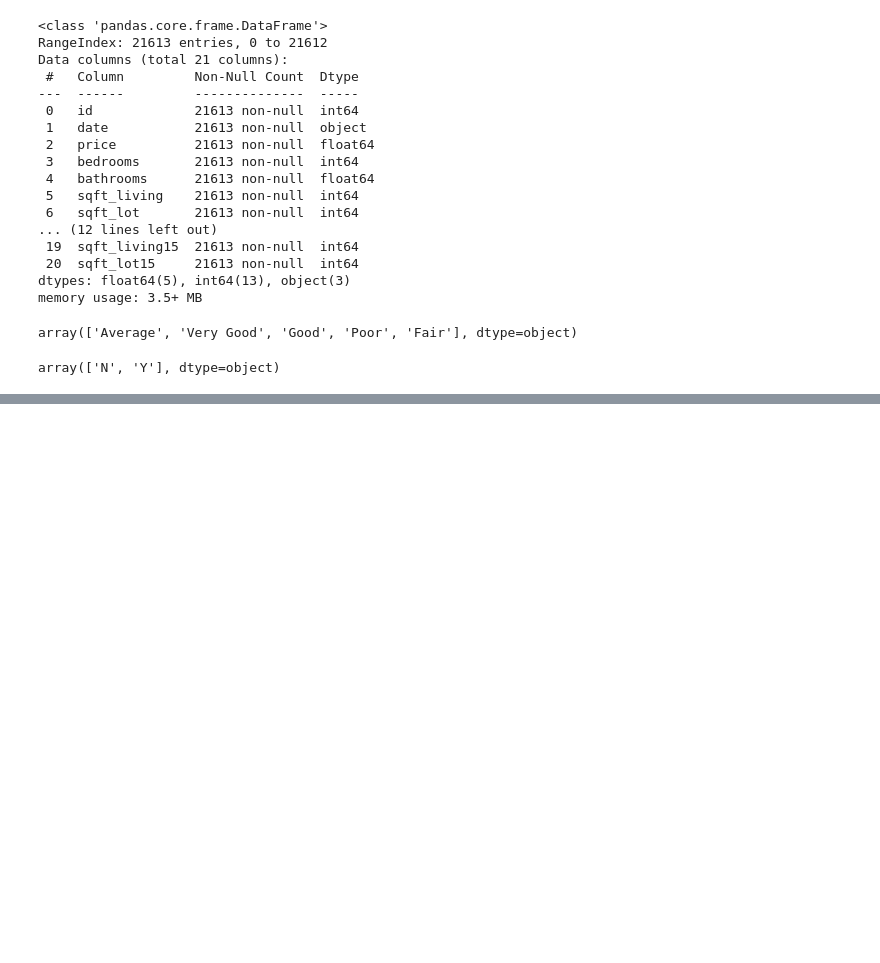
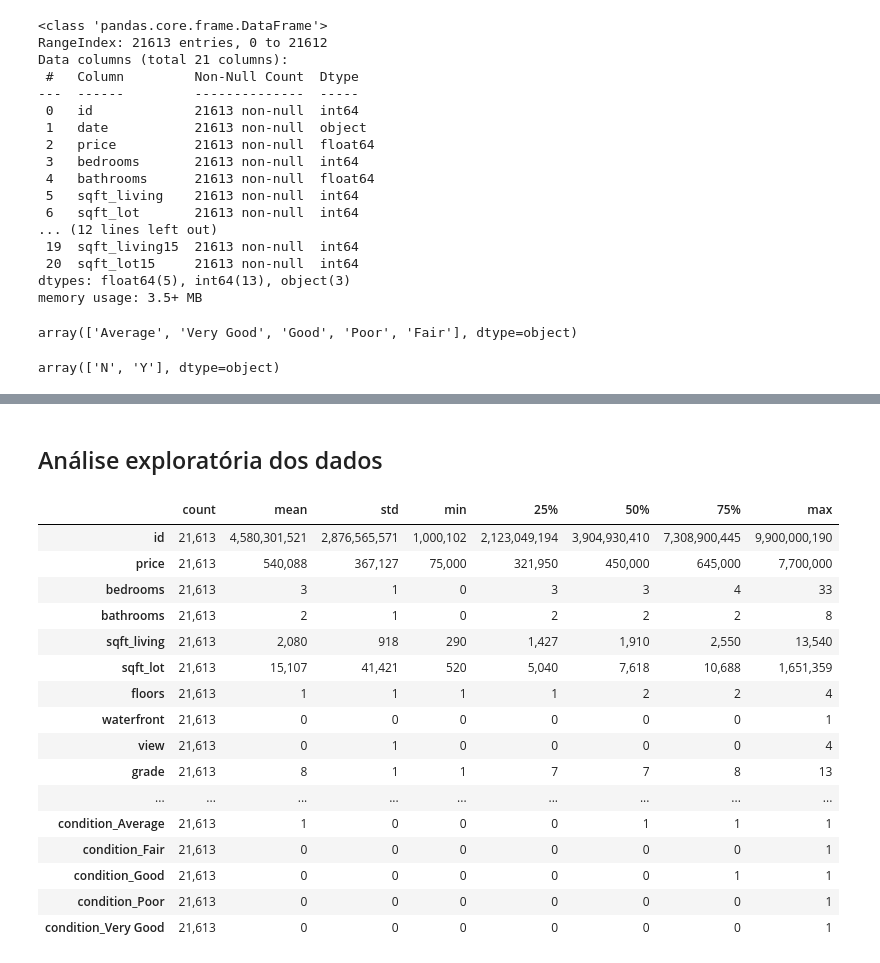
Before and after one commit to EnzoSBDias/House_Pricing_ML, a Jupyter notebook: code/main.ipynb, the cells around one changed output, grey strips where cells are left out. Drawn from its saved outputs; the diff is of its cells as text; code cells hidden in the pictures; blank space fills up the shorter version.

```diff
--- a/code/main.ipynb
+++ b/code/main.ipynb
@@ -95,0 +119,22 @@ df.head().T
+# %% [markdown]
+## Análise exploratória dos dados
+# %%
+df.describe().T
+# %% [output]
+|  | count | mean | std | min | 25% | 50% | 75% | max |
+| id | 21,613 | 4,580,301,521 | 2,876,565,571 | 1,000,102 | 2,123,049,194 | 3,904,930,410 | 7,308,900,445 | 9,900,000,190 |
+| price | 21,613 | 540,088 | 367,127 | 75,000 | 321,950 | 450,000 | 645,000 | 7,700,000 |
+| bedrooms | 21,613 | 3 | 1 | 0 | 3 | 3 | 4 | 33 |
+| bathrooms | 21,613 | 2 | 1 | 0 | 2 | 2 | 2 | 8 |
+| sqft_living | 21,613 | 2,080 | 918 | 290 | 1,427 | 1,910 | 2,550 | 13,540 |
+| sqft_lot | 21,613 | 15,107 | 41,421 | 520 | 5,040 | 7,618 | 10,688 | 1,651,359 |
+| floors | 21,613 | 1 | 1 | 1 | 1 | 2 | 2 | 4 |
+| waterfront | 21,613 | 0 | 0 | 0 | 0 | 0 | 0 | 1 |
+| view | 21,613 | 0 | 1 | 0 | 0 | 0 | 0 | 4 |
+| grade | 21,613 | 8 | 1 | 1 | 7 | 7 | 8 | 13 |
+| ... | ... | ... | ... | ... | ... | ... | ... | ... |
+| condition_Average | 21,613 | 1 | 0 | 0 | 0 | 1 | 1 | 1 |
+| condition_Fair | 21,613 | 0 | 0 | 0 | 0 | 0 | 0 | 1 |
+| condition_Good | 21,613 | 0 | 0 | 0 | 0 | 0 | 1 | 1 |
+| condition_Poor | 21,613 | 0 | 0 | 0 | 0 | 0 | 0 | 1 |
+| condition_Very Good | 21,613 | 0 | 0 | 0 | 0 | 0 | 0 | 1 |
```
Also changed, not shown: parts of 7 cells of this notebook.
